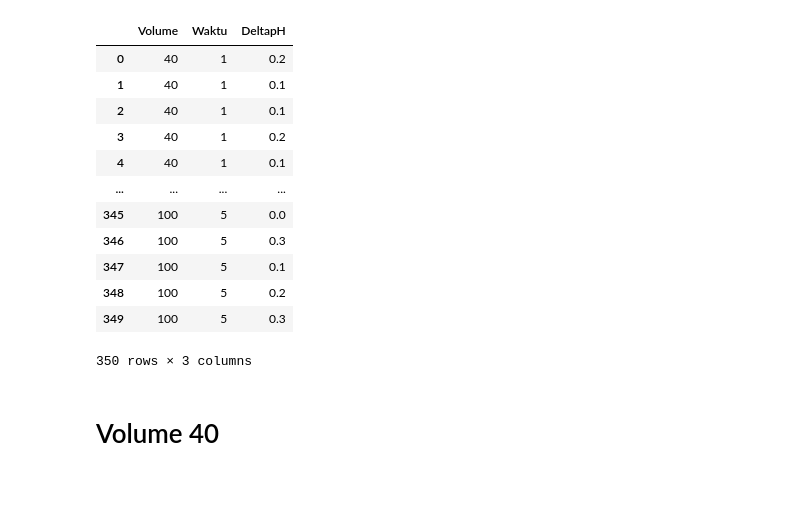
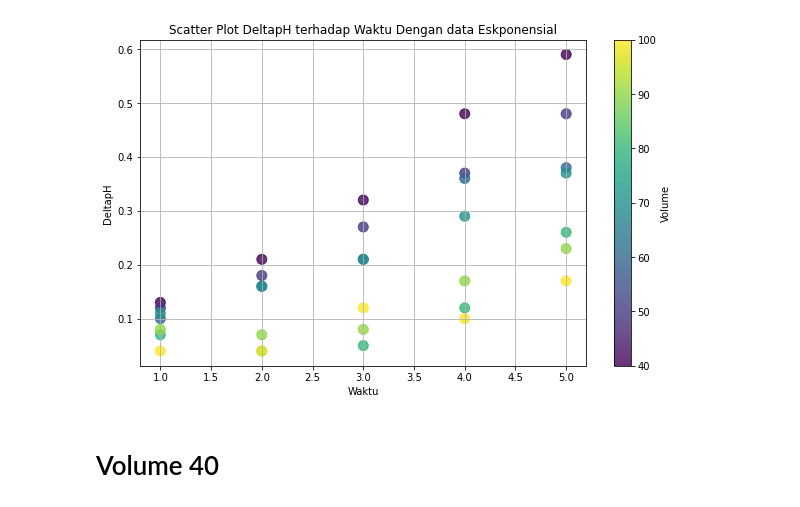
Before and after one commit to alfan459/Machine-Learning-Controlling, a Jupyter notebook: Preprocessing Ph.ipynb, the cells around one changed output. Saved outputs shown, nothing was run; the diff lists cells and outputs as text; code cells hidden in the pictures.

```diff
--- a/Preprocessing Ph.ipynb
+++ b/Preprocessing Ph.ipynb
@@ -24,20 +30,18 @@ df
-# %%
-dataset = df[['Volume', 'Waktu', 'DeltapH']]
-dataset
-# %% [output]
-|  | Volume | Waktu | DeltapH |
-| 0 | 40 | 1 | 0.2 |
-| 1 | 40 | 1 | 0.1 |
-| 2 | 40 | 1 | 0.1 |
-| 3 | 40 | 1 | 0.2 |
-| 4 | 40 | 1 | 0.1 |
-| ... | ... | ... | ... |
-| 345 | 100 | 5 | 0.0 |
-| 346 | 100 | 5 | 0.3 |
-| 347 | 100 | 5 | 0.1 |
-| 348 | 100 | 5 | 0.2 |
-| 349 | 100 | 5 | 0.3 |
-350 rows × 3 columns
+# %%
+import pandas as pd
+import matplotlib.pyplot as plt
+
+# Plot scatter DeltapH dengan volume sebagai warna
+plt.figure(figsize=(10, 6))
+scatter = plt.scatter(df['Waktu'], df['DeltapH'], c=df['Volume'], cmap='viridis', s=100, alpha=0.8)
+plt.colorbar(scatter, label='Volume')
+plt.title('Scatter Plot DeltapH terhadap Waktu Dengan data Eskponensial')
+plt.xlabel('Waktu')
+plt.ylabel('DeltapH')
+plt.grid(True)
+plt.show()
+# %% [output]
+[figure, added]
 # %% [markdown]
 # Volume 40
 # %%
```
Also changed, not shown: parts of 10 cells of this notebook.
